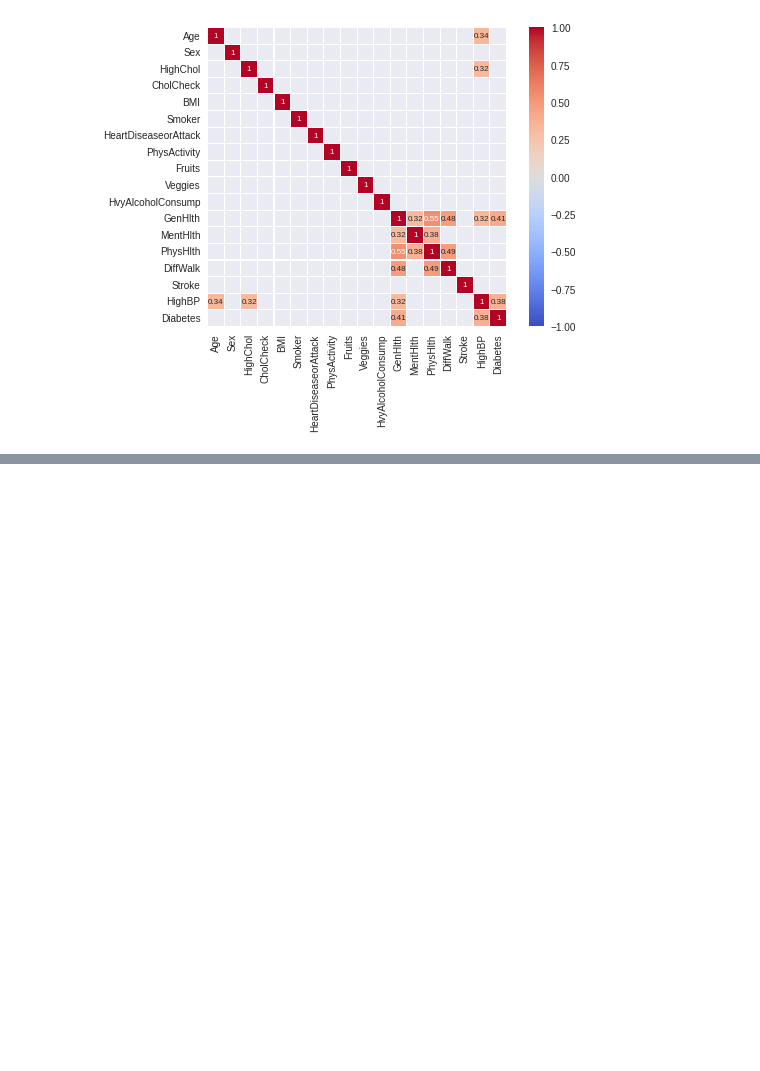
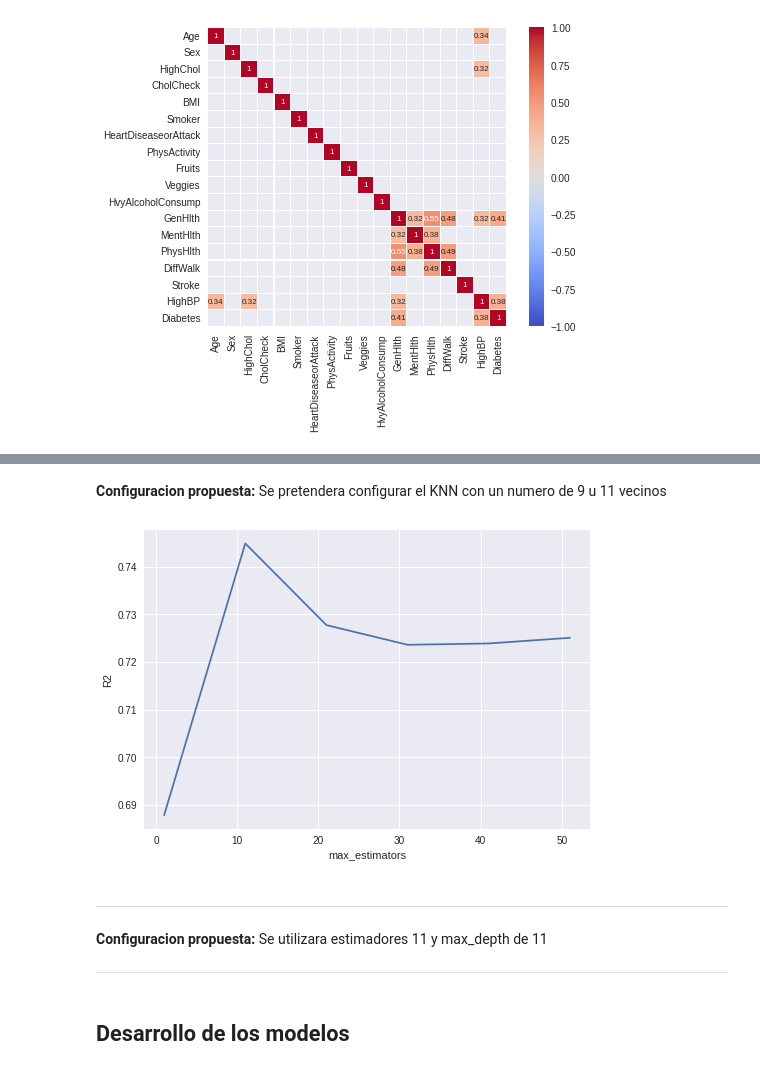
Before and after one commit to jjaquezrd/DATA_SCIENCE, a Jupyter notebook: Proyecto2.ipynb, the cells around one changed output, grey strips where cells are left out. Saved outputs shown, nothing was run; the diff lists cells and outputs as text; code cells hidden in the pictures; blank space fills up the shorter version.

```diff
--- a/Proyecto2.ipynb
+++ b/Proyecto2.ipynb
@@ -496,18 +273,0 @@ Se pretendera configurar el KNN con un numero de 9 u 11 vecinos
-# %%
-# configuracion para Random Forest
-max_n_estimators= list(range(1, 60,10))# will try every value between 2 and 36
-# Lista para almacenar la puntuación para cada valor de max_depth:
-r2 = []
-for estimator in max_n_estimators:
-    rf = RandomForestClassifier(n_estimators = estimator,
-                             random_state = 42)
-    rf.fit(X_train, y_train)
-    score = rf.score(X_test, y_test)
-    r2.append(score)
-
-#visualizar que max_depth lleva una puntuacion R2 mas alta
-# Visualicen qué max_depth lleva a una puntuación R2 más alta
-import matplotlib.pyplot as plt
-plt.plot(max_n_estimators, r2)
-plt.xlabel('max_estimators')
-plt.ylabel('R2');
@@ -625,0 +363,28 @@ Aplicando la regularizacion l1 con un parametro de 11 se presenta el mismo compo
+# %% [markdown]
+**Configuracion propuesta:** Se pretendera configurar el KNN con un numero de 9 u 11 vecinos
+# %%
+# configuracion para Random Forest
+max_n_estimators= list(range(1, 60,10))
+
+r2 = []
+for estimator in max_n_estimators:
+    rf = RandomForestClassifier(n_estimators = estimator, max_depth= estimator,
+                             random_state = 42)
+    rf.fit(X_train, y_train)
+    score = rf.score(X_test, y_test)
+    r2.append(score)
+
+#visualizar los datos
+plt.plot(max_n_estimators, r2)
+plt.xlabel('max_estimators')
+plt.ylabel('R2');
+# %% [output]
+[figure, added]
+# %% [markdown]
+---
+
+**Configuracion propuesta:** Se utilizara estimadores 11 y max_depth de 11
+
+---
+# %% [markdown]
+## Desarrollo de los modelos
```
Also changed, not shown: parts of 81 cells of this notebook.
